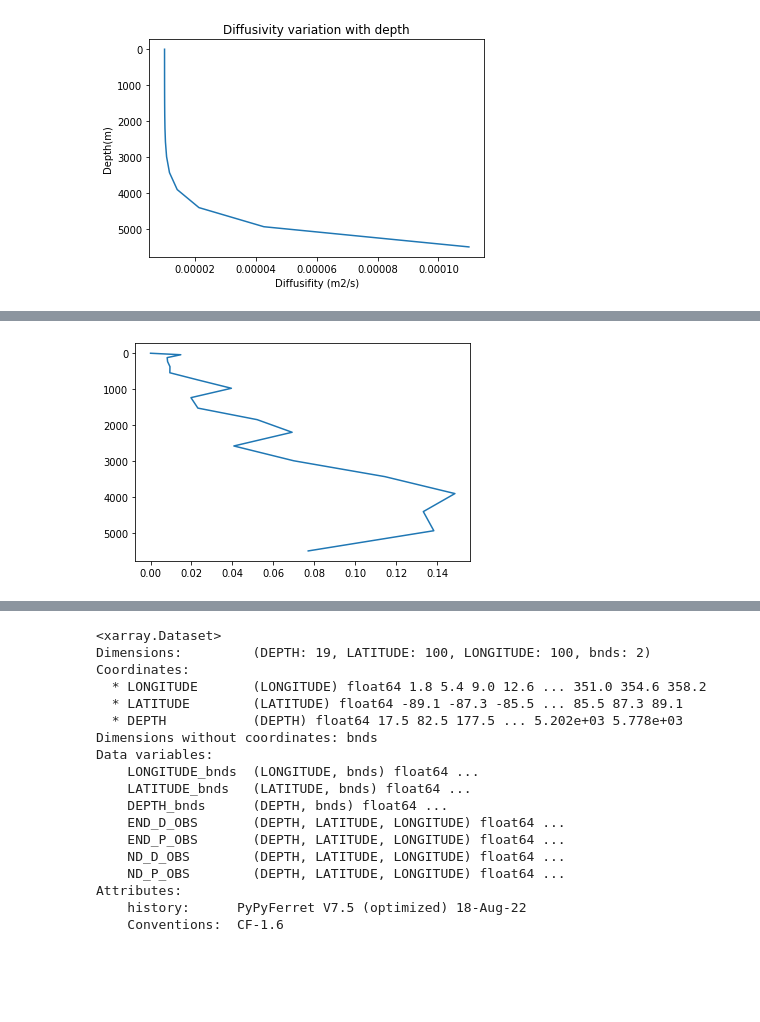
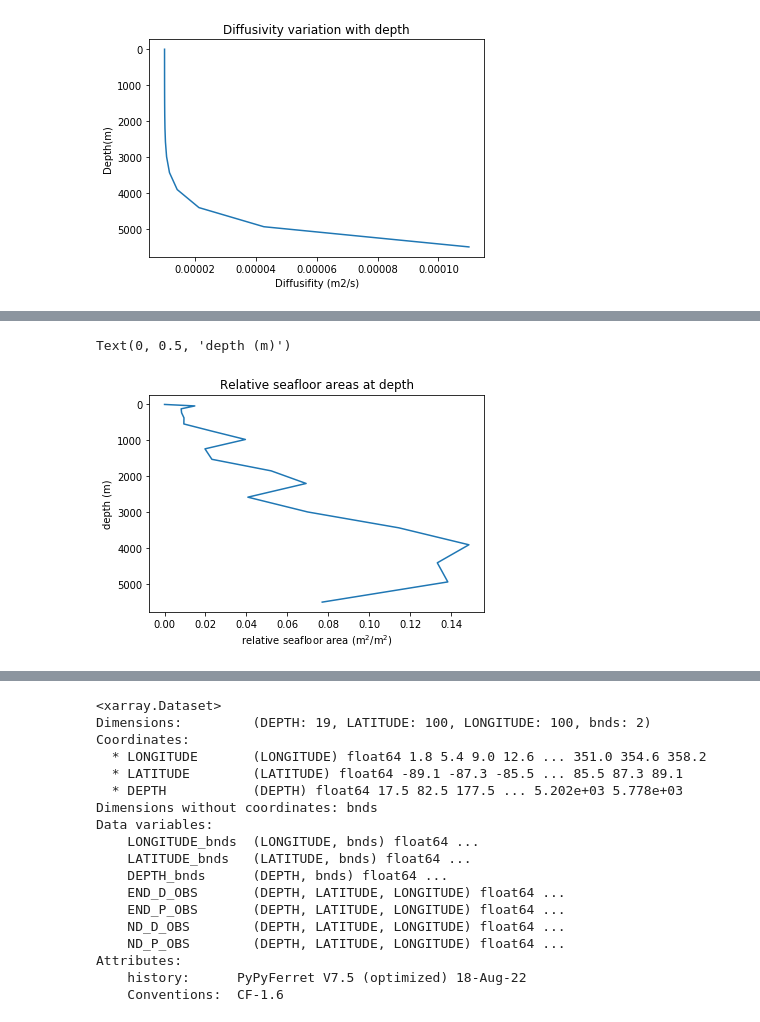
Before and after one commit to MiaEl-Khazen/PhD_research, a Jupyter notebook: Modern_Nd_elemental/1D_model_Relative_seafloorarea.ipynb, the cells around one changed output, grey strips where cells are left out. Saved outputs shown, nothing was run; the diff lists cells and outputs as text; code cells hidden in the pictures; blank space fills up the shorter version.

```diff
--- a/Modern_Nd_elemental/1D_model_Relative_seafloorarea.ipynb
+++ b/Modern_Nd_elemental/1D_model_Relative_seafloorarea.ipynb
@@ -109,8 +89,12 @@ plt.gca().invert_yaxis()
-# %%
-plt.plot(rel_area,z_C)
-plt.gca().invert_yaxis()
-# %% [output]
-[figure, removed]
+# %%
+plt.title('Relative seafloor areas at depth')
+plt.plot(rel_area,z_C)
+plt.gca().invert_yaxis()
+plt.xlabel('relative seafloor area (m$^{2}$/m$^{2}$)')
+plt.ylabel('depth (m)')
+# %% [output]
+Text(0, 0.5, 'depth (m)')
+[figure, added]
 # %%
 F_b=((10e-12*100**2)*rel_area)/dz
 #F_b_5=(Sed_flux_5*rel_area)/dz
```
Also changed, not shown: parts of 49 cells of this notebook.
